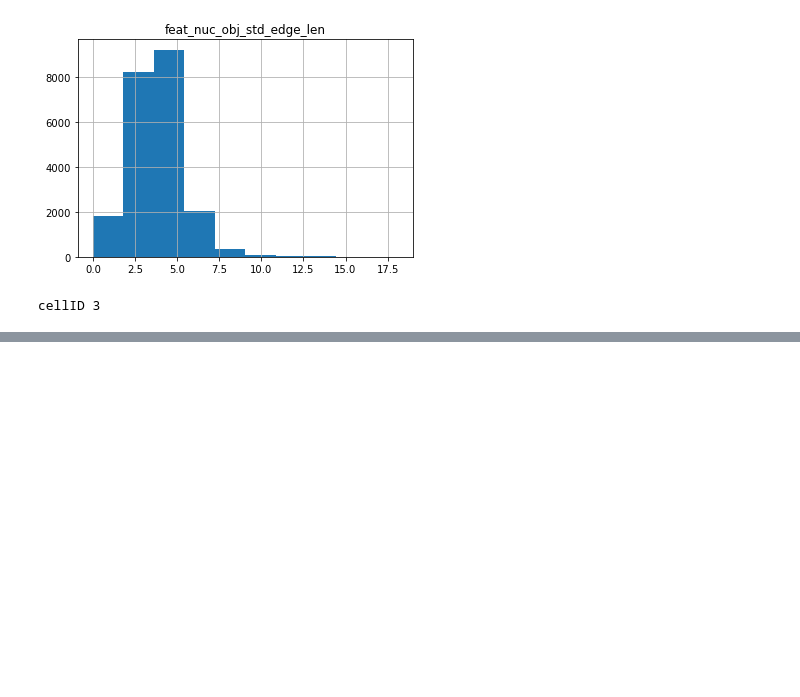
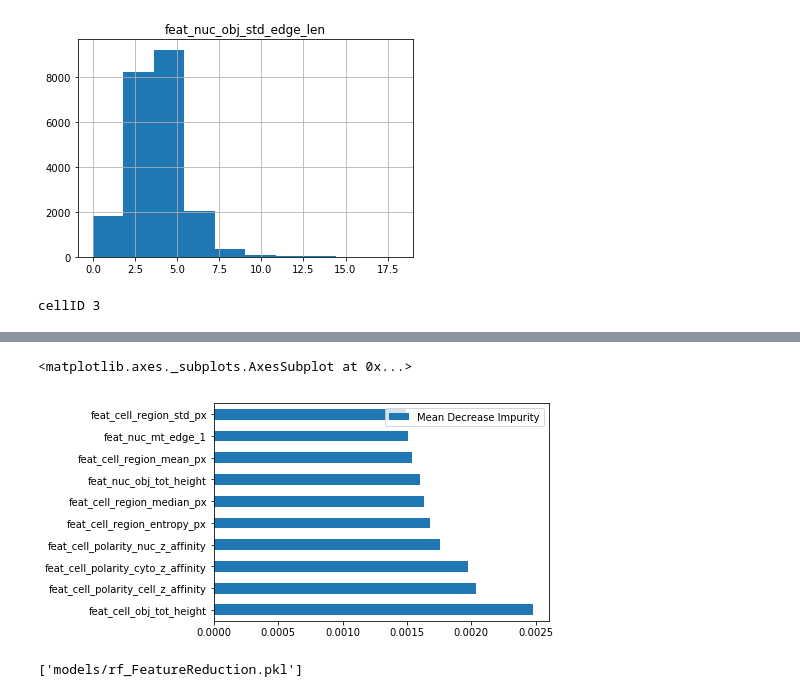
Before and after one commit to sdmirch/structure_prediction, a Jupyter notebook: EDA.ipynb, the cells around one changed output, grey strips where cells are left out. Drawn from its saved outputs; the diff is of its cells as text; code cells hidden in the pictures; blank space fills up the shorter version.

Commit message:
feature reduction via random forest analysis

```diff
--- a/EDA.ipynb
+++ b/EDA.ipynb
@@ -156,0 +128,5 @@ ax.set_ylabel("4th Principal Component")
+# %%
+rf = RandomForestClassifier(n_estimators=1000,
+                           max_features='auto',
+                           random_state=0)
+rf.fit(df_features, y)
@@ -156,0 +140,5 @@ ax.set_ylabel("4th Principal Component")
+# %%
+feat_scores = pd.DataFrame({'Mean Decrease Impurity' : rf.feature_importances_},
+                           index=df_features.columns)
+feat_scores = feat_scores.sort_values(by='Mean Decrease Impurity', ascending=False)
+feat_scores[0:10]
@@ -156,0 +157,10 @@ ax.set_ylabel("4th Principal Component")
+# %%
+# Plot the feature importance: mean decrease in impurity
+feat_scores[0:10].plot(kind='barh')
+# %% [output]
+<matplotlib.axes._subplots.AxesSubplot at 0x...>
+[figure, added]
+# %%
+joblib.dump(rf, 'models/rf_FeatureReduction.pkl')
+# %% [output]
+['models/rf_FeatureReduction.pkl']
```
Also changed, not shown: parts of 15 cells of this notebook.
